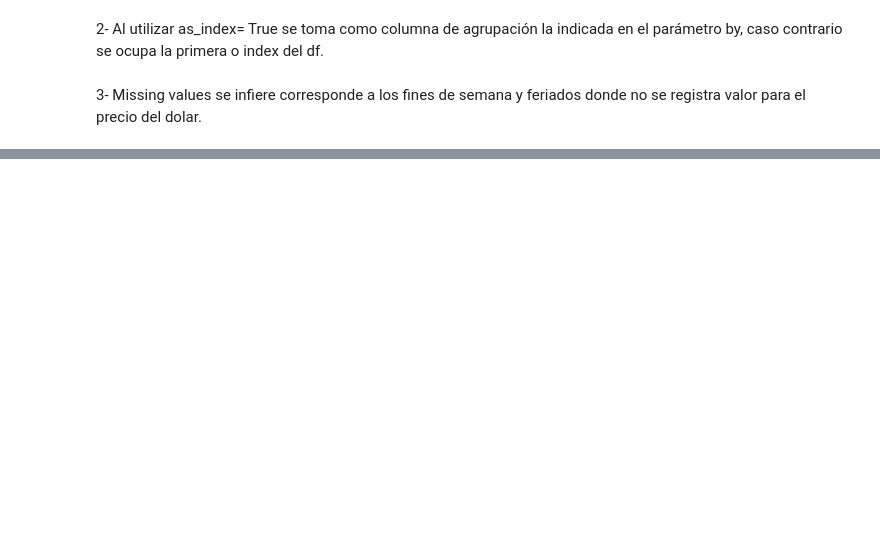
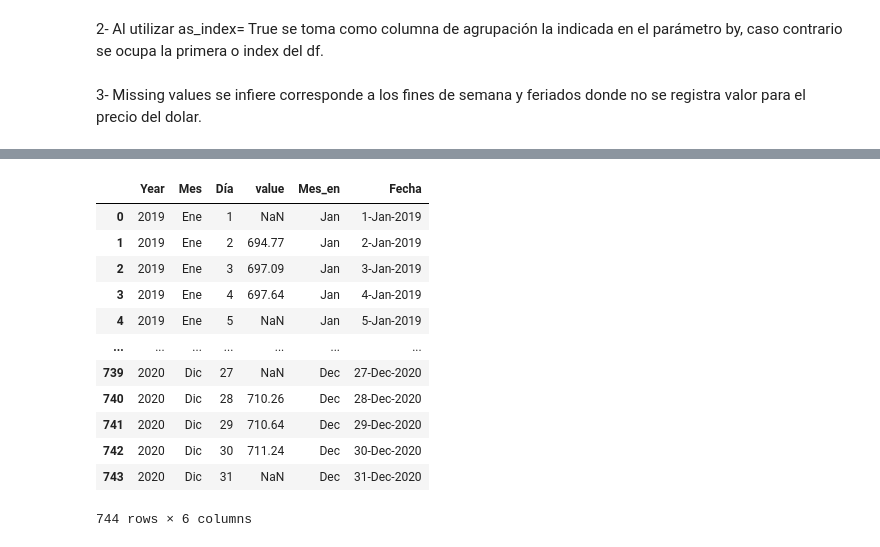
Before and after one commit to vmlandae/tarea1-add, a Jupyter notebook: notebooks/3_nb_Raveuxcl.ipynb, the cells around one changed output, grey strips where cells are left out. Saved outputs shown, nothing was run; the diff lists cells and outputs as text; code cells hidden in the pictures; blank space fills up the shorter version.

```diff
--- a/notebooks/3_nb_Raveuxcl.ipynb
+++ b/notebooks/3_nb_Raveuxcl.ipynb
@@ -132,0 +139,31 @@ df_sii
+# %%
+def cambio_mes (param):
+    if param == "Ene":
+        param = "Jan"
+    if param == "Feb":
+        param = "Feb"
+    if param == "Mar":
+        param = "Mar"
+    if param == "Abr":
+        param = "Apr"
+    if param == "May":
+        param = "May"
+    if param == "Jun":
+        param = "Jun"
+    if param == "Jul":
+        param = "Jul"
+    if param == "Ago":
+        param = "Aug"
+    if param == "Sep":
+        param = "Sep"
+    if param == "Oct":
+        param = "Oct"
+    if param == "Nov":
+        param = "Nov"
+    if param == "Dic":
+        param = "Dec"
+
+    return param
+# %%
+df_sii['Mes_en'] = df_sii["Mes"].apply(cambio_mes)
+df_sii
@@ -132,0 +184,17 @@ df_sii
+# %%
+df_sii['Fecha'] =  (df_sii['Día'].apply(str) +"-"+ df_sii['Mes_en'] +"-"+  df_sii['Year'].apply(str))
+df_sii
+# %% [output]
+|  | Year | Mes | Día | value | Mes_en | Fecha |
+| 0 | 2019 | Ene | 1 | NaN | Jan | 1-Jan-2019 |
+| 1 | 2019 | Ene | 2 | 694.77 | Jan | 2-Jan-2019 |
+| 2 | 2019 | Ene | 3 | 697.09 | Jan | 3-Jan-2019 |
+| 3 | 2019 | Ene | 4 | 697.64 | Jan | 4-Jan-2019 |
+| 4 | 2019 | Ene | 5 | NaN | Jan | 5-Jan-2019 |
+| ... | ... | ... | ... | ... | ... | ... |
+| 739 | 2020 | Dic | 27 | NaN | Dec | 27-Dec-2020 |
+| 740 | 2020 | Dic | 28 | 710.26 | Dec | 28-Dec-2020 |
+| 741 | 2020 | Dic | 29 | 710.64 | Dec | 29-Dec-2020 |
+| 742 | 2020 | Dic | 30 | 711.24 | Dec | 30-Dec-2020 |
+| 743 | 2020 | Dic | 31 | NaN | Dec | 31-Dec-2020 |
+744 rows × 6 columns
```
Also changed, not shown: parts of 32 cells of this notebook.
